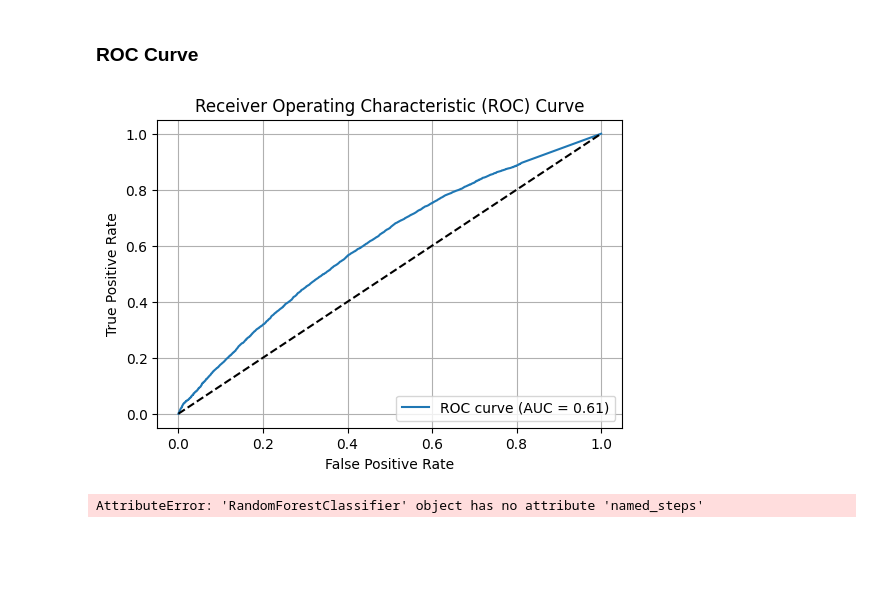
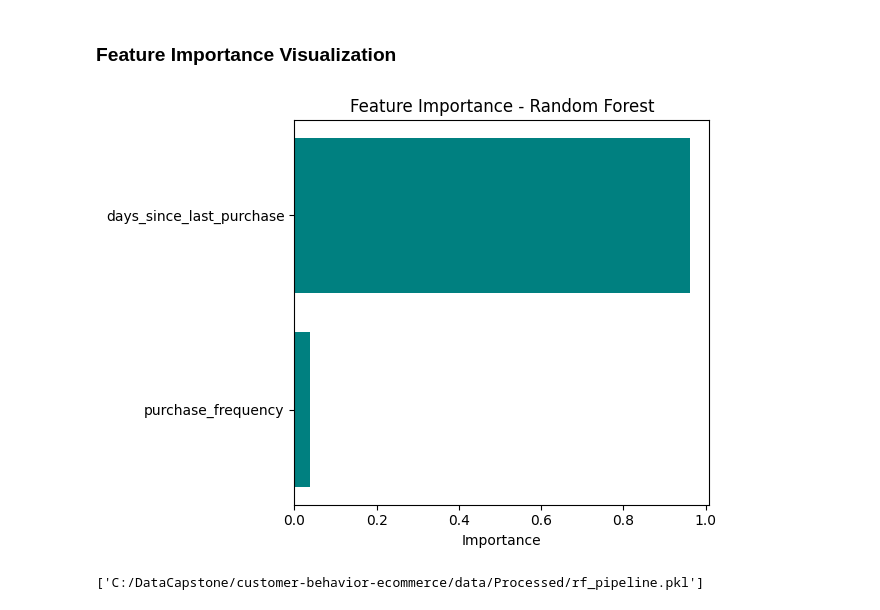
Before and after one commit to Tesfamariam100/customer-behavior-ecommerce, a Jupyter notebook: notebooks/module5_modeling.ipynb, the cells around one changed output. Drawn from its saved outputs; the diff is of its cells as text; code cells hidden in the pictures; blank space fills up the shorter version.

```diff
--- a/notebooks/module5_modeling.ipynb
+++ b/notebooks/module5_modeling.ipynb
@@ -129,40 +146,28 @@ plt.show()
-# %% [markdown]
-### ROC Curve
-# %%
-from sklearn.metrics import roc_curve, auc
-
-y_proba = model.predict_proba(X_test)[:, 1]  # Get probability estimates
-fpr, tpr, thresholds = roc_curve(y_test, y_proba)
-roc_auc = auc(fpr, tpr)
-
-plt.figure(figsize=(6, 4))
-plt.plot(fpr, tpr, label=f'ROC curve (AUC = {roc_auc:.2f})')
-plt.plot([0, 1], [0, 1], 'k--')  # Diagonal line
-plt.xlabel('False Positive Rate')
-plt.ylabel('True Positive Rate')
-plt.title('Receiver Operating Characteristic (ROC) Curve')
-plt.legend(loc='lower right')
-plt.grid(True)
-plt.show()
-# %% [output]
-[figure, removed]
-# %%
-import matplotlib.pyplot as plt
-import seaborn as sns
-
-coefficients = model.named_steps['classifier'].coef_[0]
-features = X.columns  # Replace with actual feature names if not using a DataFrame
-
-# Create a barplot
-plt.figure(figsize=(6, 4))
-sns.barplot(x=coefficients, y=features, palette="pastel")
-plt.title("Feature Importance (Logistic Coefficients)")
-plt.xlabel("Coefficient Value")
-plt.ylabel("Feature")
-plt.tight_layout()
-
-# Save the plot
-plt.savefig("C:/DataCapstone/customer-behavior-ecommerce/reports/feature_importance.png")
-plt.show()
-# %% [output]
-AttributeError: 'RandomForestClassifier' object has no attribute 'named_steps'
+# %% [markdown]
+### Feature Importance Visualization
+# %%
+import numpy as np
+rf_model = rf_pipeline.named_steps['model']
+importances = rf_model.feature_importances_
+
+plt.barh(features, importances, color='teal')
+plt.title("Feature Importance - Random Forest")
+plt.xlabel("Importance")
+plt.tight_layout()
+plt.savefig("C:/DataCapstone/customer-behavior-ecommerce/reports/feature_importance.png")
+plt.show()
+# %% [output]
+[figure, added]
+# %%
+### Results Export
+results_df = pd.DataFrame(X_test, columns=features)
+results_df['actual'] = y_test.reset_index(drop=True)
+results_df['logistic_pred'] = y_pred
+results_df['rf_pred'] = y_pred_rf
+results_df.to_csv("C:/DataCapstone/customer-behavior-ecommerce/data/Processed/model_results.csv", index=False)
+
+# Save models
+joblib.dump(rf_pipeline, "C:/DataCapstone/customer-behavior-ecommerce/data/Processed/logistic_pipeline.pkl")
+joblib.dump(rf_pipeline, "C:/DataCapstone/customer-behavior-ecommerce/data/Processed/rf_pipeline.pkl")
+# %% [output]
+['C:/DataCapstone/customer-behavior-ecommerce/data/Processed/rf_pipeline.pkl']
```
Also changed, not shown: parts of 25 cells of this notebook, 8 other files.
